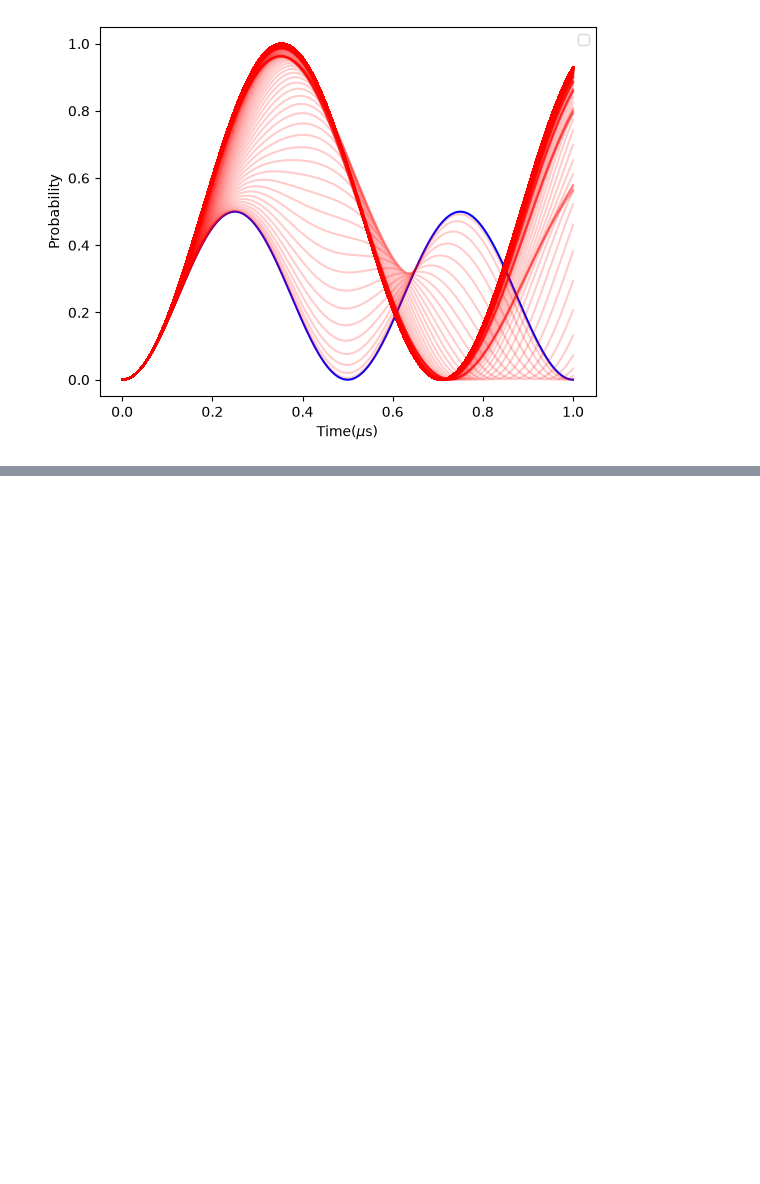
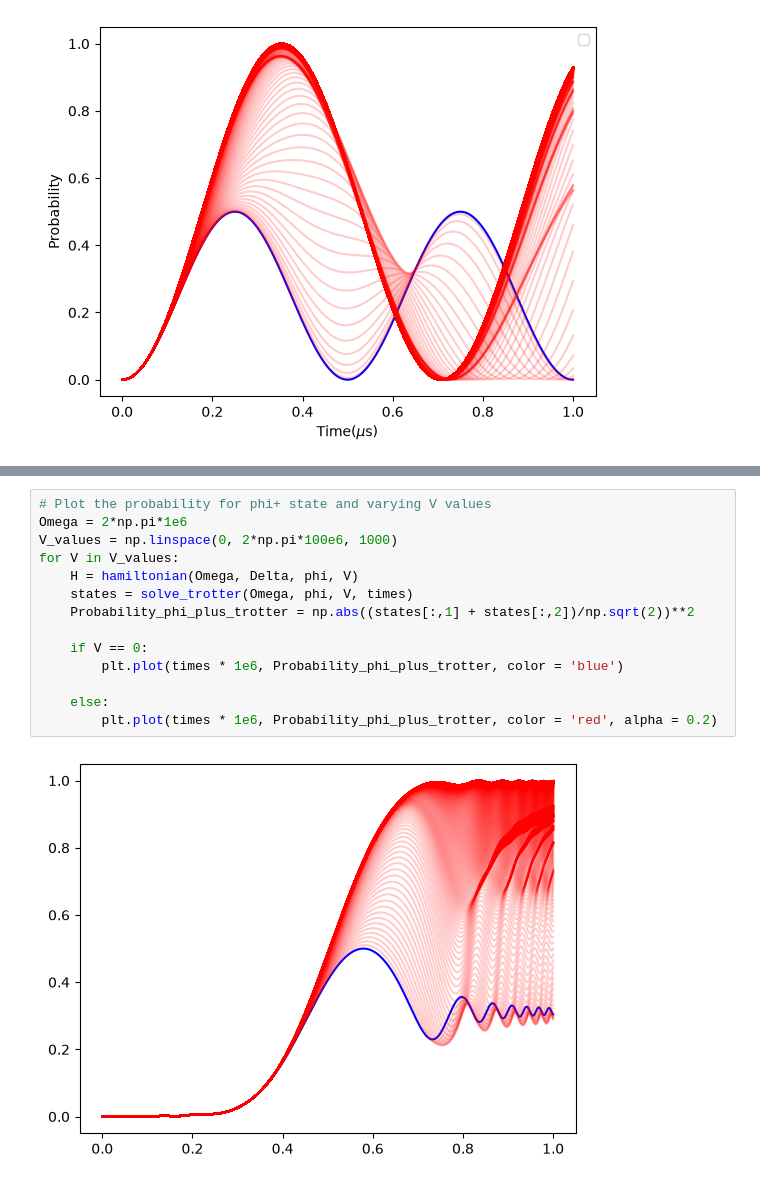
Before and after one commit to oscarfry05/Computing-Project, a Jupyter notebook: Milestone.ipynb, the cells around one changed output, grey strips where cells are left out. Drawn from its saved outputs; the diff is of its cells as text; blank space fills up the shorter version.

```diff
--- a/Milestone.ipynb
+++ b/Milestone.ipynb
@@ -165,0 +233,16 @@ plt.show()
+# %%
+# Plot the probability for phi+ state and varying V values
+Omega = 2*np.pi*1e6
+V_values = np.linspace(0, 2*np.pi*100e6, 1000)
+for V in V_values:
+    H = hamiltonian(Omega, Delta, phi, V)
+    states = solve_trotter(Omega, phi, V, times)
+    Probability_phi_plus_trotter = np.abs((states[:,1] + states[:,2])/np.sqrt(2))**2
+
+    if V == 0:
+        plt.plot(times * 1e6, Probability_phi_plus_trotter, color = 'blue')
+
+    else:
+        plt.plot(times * 1e6, Probability_phi_plus_trotter, color = 'red', alpha = 0.2)
+# %% [output]
+[figure, added]
```
Also changed, not shown: parts of 11 cells of this notebook.
